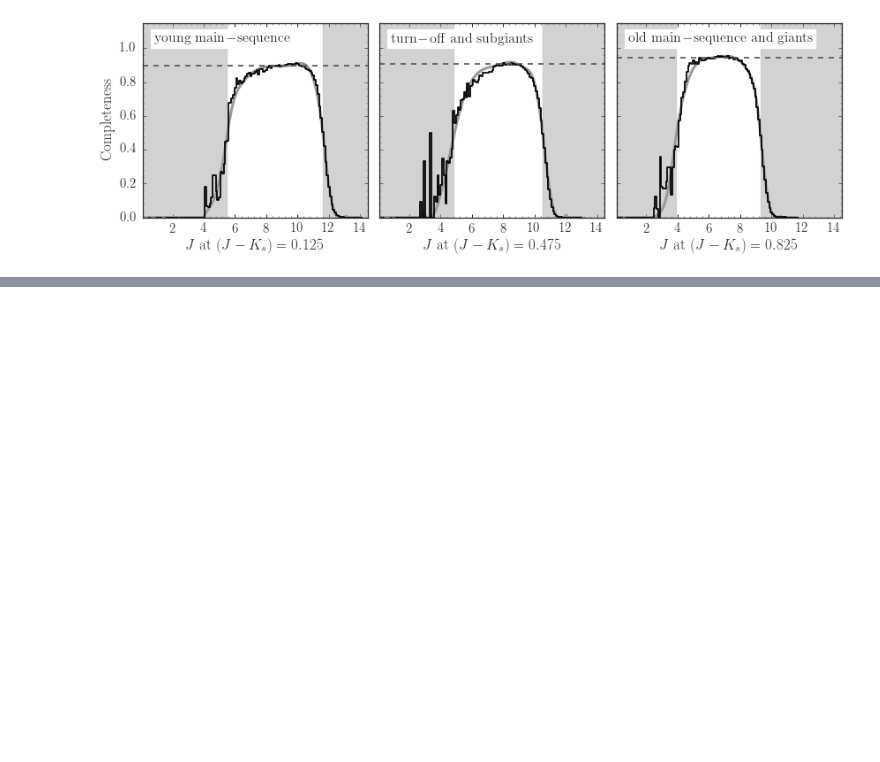
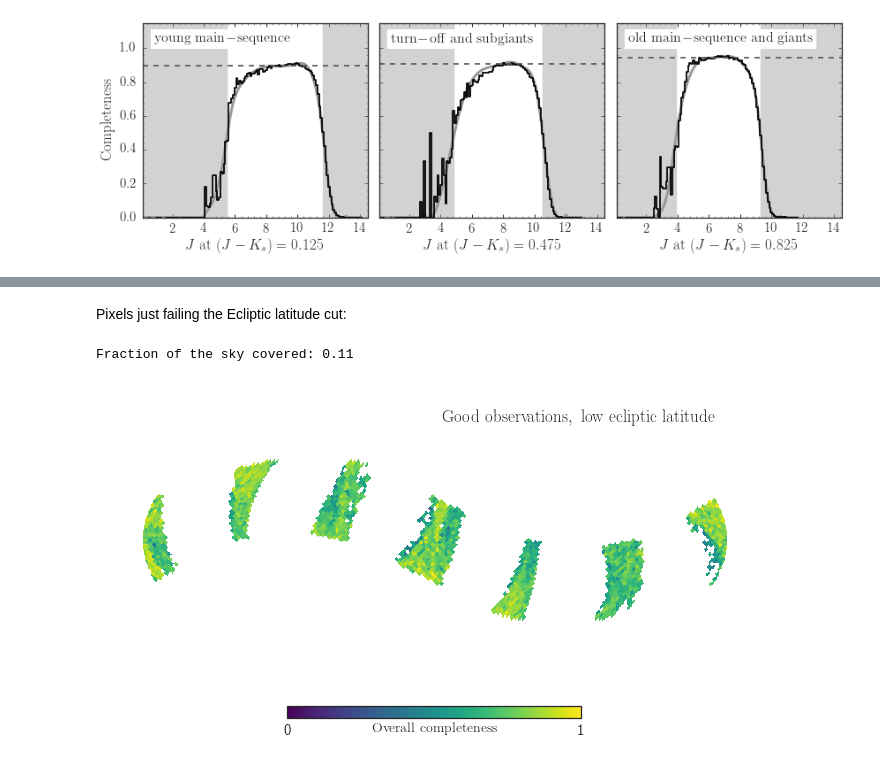
Before and after one commit to jobovy/tgas-completeness, a Jupyter notebook: py/TGAS-selection-function.ipynb, the cells around one changed output, grey strips where cells are left out. Drawn from its saved outputs; the diff is of its cells as text; code cells hidden in the pictures; blank space fills up the shorter version.

```diff
--- a/py/TGAS-selection-function.ipynb
+++ b/py/TGAS-selection-function.ipynb
@@ -527,0 +582,17 @@ if save_figures:
+# %% [markdown]
+Pixels just failing the Ecliptic latitude cut:
+# %%
+exclude_mask= True-((nobs >= min_nobs)*(mscd <= max_scd)*(nobs_std <= max_nobs_std)*(numpy.fabs(elats) < min_lat))
+overall_completeness= nstar.astype('float')/a[1]
+unc_completeness= numpy.median(numpy.sqrt(nstar.astype('float'))/a[1]) # pretty much constant
+pt= overall_completeness
+pt[exclude_mask]= numpy.nan
+healpy.mollview(pt,nest=True,unit=r'$\mathrm{Overall\ completeness}$',cmap=cmap,min=0.,max=1.,title="")
+bovy_plot.bovy_text(0.05,0.8,r"$\mathrm{Good\ observations,\ low\ ecliptic\ latitude}$",size=17.)
+print("Fraction of the sky covered: %.2f" % (1.-numpy.sum(numpy.isnan(pt))/float(len(nobs))))
+if save_figures:
+    pyplot.savefig(os.path.join(os.getenv('PAPERSDIR'),'2017-tgas-completeness','overall_comp_lowlat.pdf'),
+                   bbox_inches='tight')
+# %% [output]
+Fraction of the sky covered: 0.11
+[figure, added]
```
Also changed, not shown: parts of 17 cells of this notebook, 2 other files.
